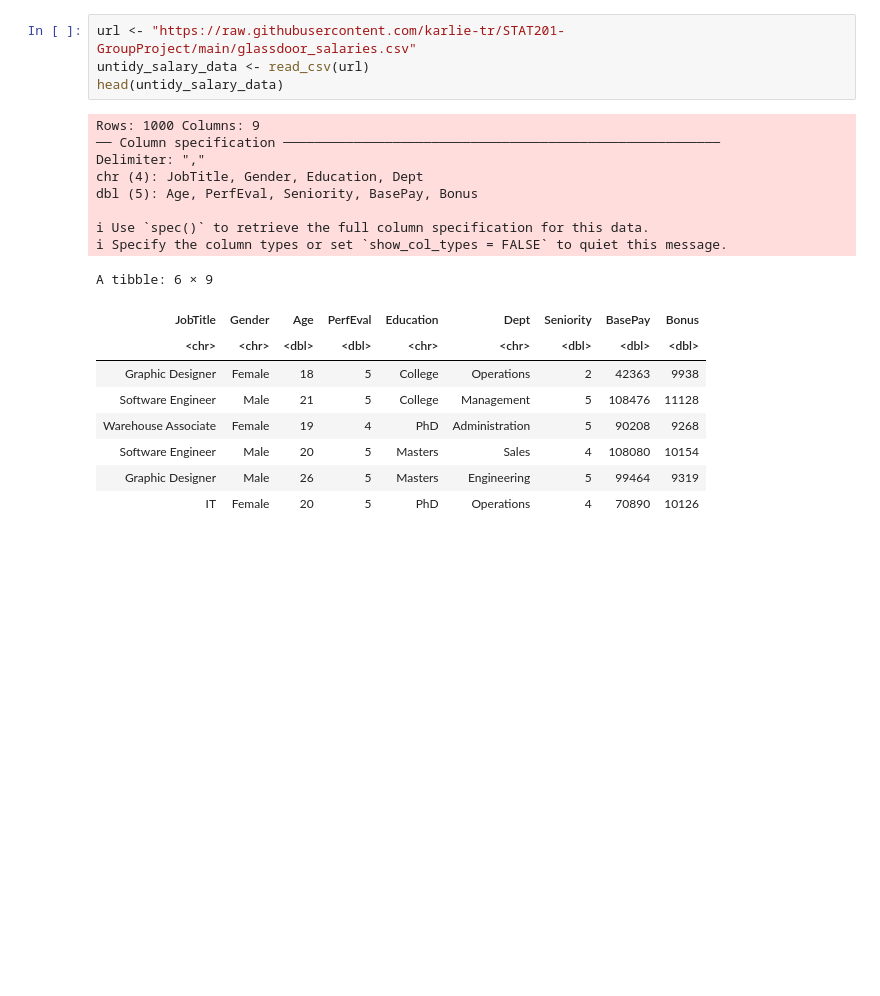
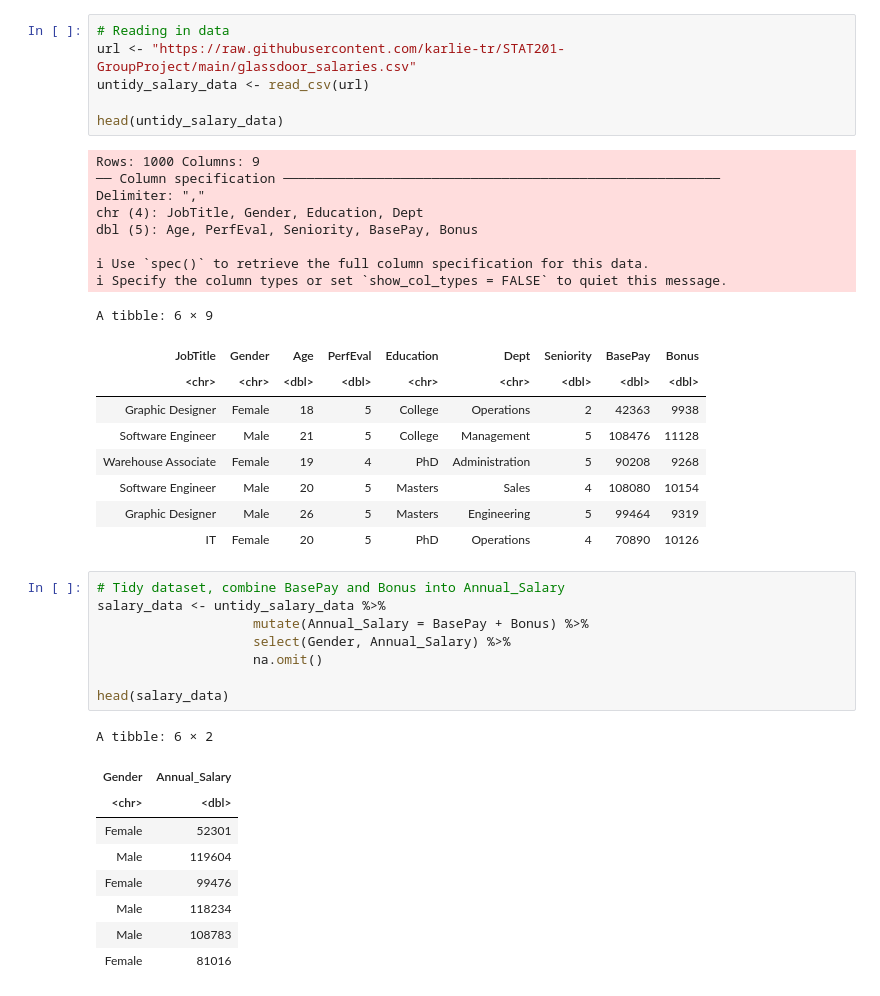
Before and after one commit to karlie-tr/STAT201-GroupProject, a Jupyter notebook: Proposal.ipynb, the cells around one changed output. Saved outputs shown, nothing was run; the diff lists cells and outputs as text; blank space fills up the shorter version.

```diff
--- a/Proposal.ipynb
+++ b/Proposal.ipynb
@@ -28,6 +30,8 @@ set.seed(1234)
 # %%
+# Reading in data
 url <- "https://raw.githubusercontent.com/karlie-tr/STAT201-GroupProject/main/glassdoor_salaries.csv"
 untidy_salary_data <- read_csv(url)
+
 head(untidy_salary_data)
 # %% [output]
 Rows: 1000 Columns: 9
@@ -47,3 +51,21 @@ A tibble: 6 × 9
 | Software Engineer | Male | 20 | 5 | Masters | Sales | 4 | 108080 | 10154 |
 | Graphic Designer | Male | 26 | 5 | Masters | Engineering | 5 | 99464 | 9319 |
 | IT | Female | 20 | 5 | PhD | Operations | 4 | 70890 | 10126 |
+# %%
+# Tidy dataset, combine BasePay and Bonus into Annual_Salary
+salary_data <- untidy_salary_data %>%
+                    mutate(Annual_Salary = BasePay + Bonus) %>%
+                    select(Gender, Annual_Salary) %>%
+                    na.omit()
+
+head(salary_data)
+# %% [output]
+A tibble: 6 × 2
+| Gender | Annual_Salary |
+| <chr> | <dbl> |
+| Female | 52301 |
+| Male | 119604 |
+| Female | 99476 |
+| Male | 118234 |
+| Male | 108783 |
+| Female | 81016 |
```
Also changed, not shown: parts of 5 cells of this notebook.
